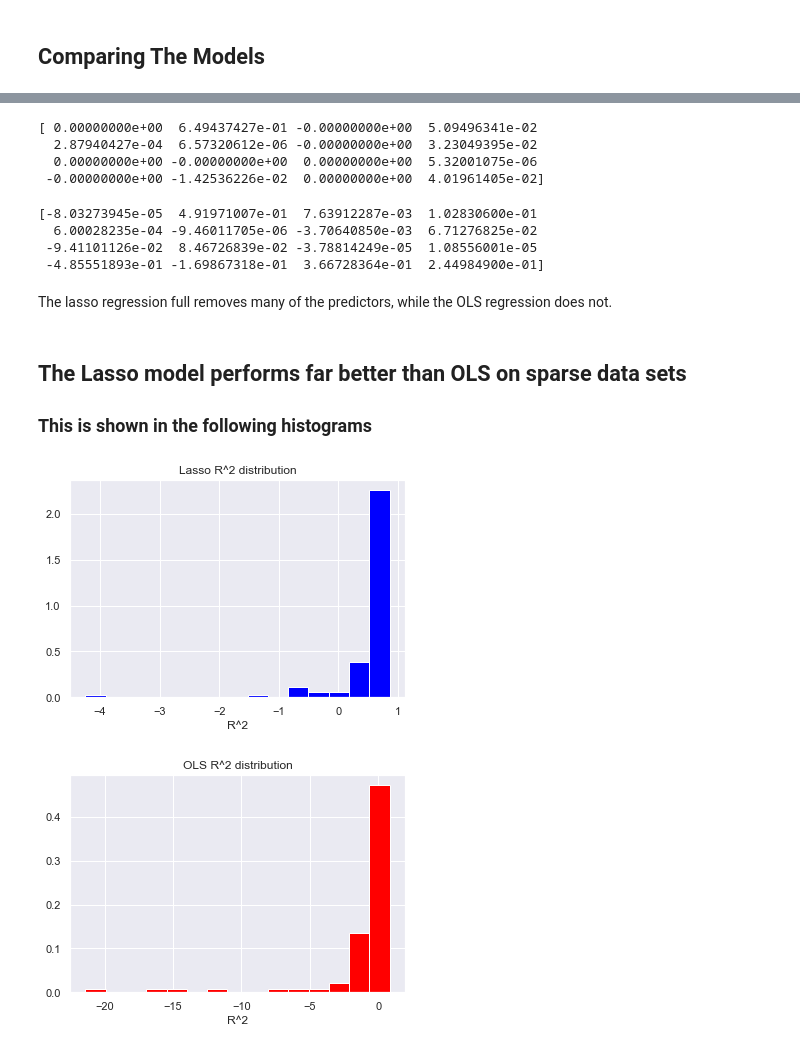
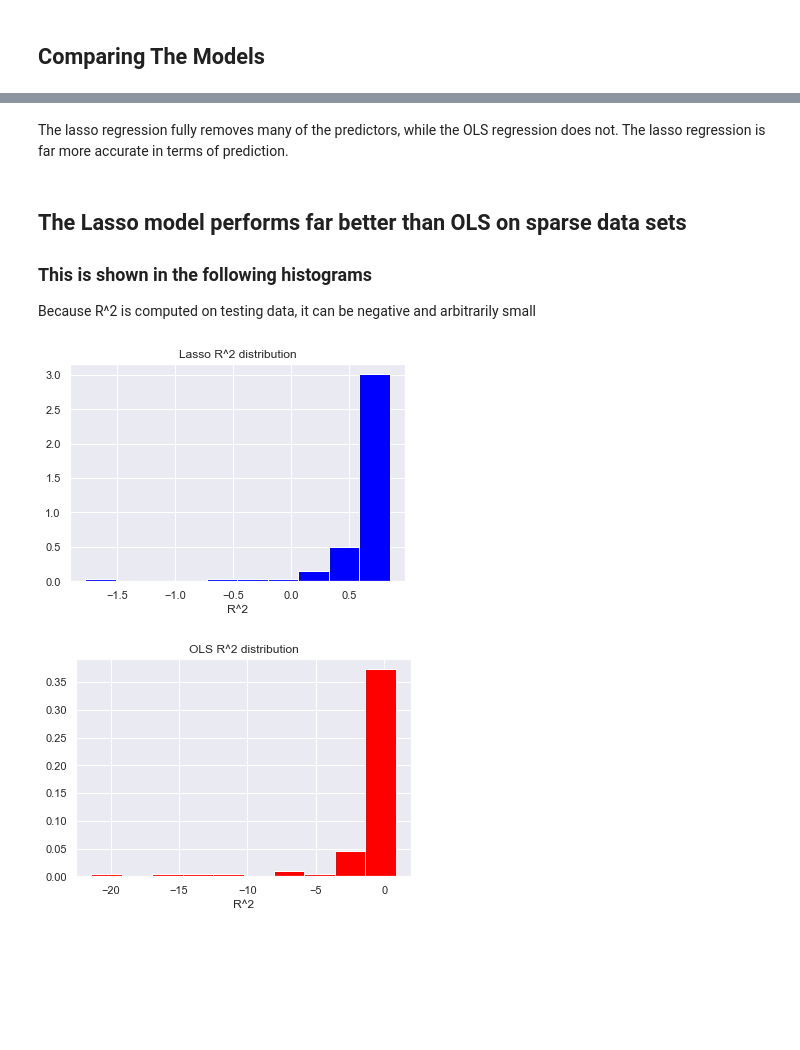
Before and after one commit to ssheridanucsb/126FinalProject, a Jupyter notebook: shrinkagemethods.ipynb, the cells around one changed output, grey strips where cells are left out. Saved outputs shown, nothing was run; the diff lists cells and outputs as text; code cells hidden in the pictures; blank space fills up the shorter version.

Commit message:
Switched lasso model from CV to IC

```diff
--- a/shrinkagemethods.ipynb
+++ b/shrinkagemethods.ipynb
@@ -142,5 +133,0 @@ Lasso regression chooses $\hat{\beta}$ to minimize $(y-X\beta)^{T}(y-X\beta)$  s
-# %%
-lasso = linear_model.LassoCV(normalize=True, alphas=np.arange(.001, 1, .001))
-lasso.fit(X_train, y_train)
-lasso_R = lasso.score(X_test, y_test)
-lasso_MSE = mean_squared_error(y_test, lasso.predict(X_test))
@@ -163,0 +136,3 @@ The lasso regression has not only reduced the impact of many predictors but has
+# %%
+lassoAIC = linear_model.LassoLarsIC(normalize=True, criterion = 'aic')
+lassoAIC.fit(X_train, y_train)
@@ -163,0 +164,3 @@ The lasso regression has not only reduced the impact of many predictors but has
+# %%
+lassoBIC = linear_model.LassoLarsIC(normalize=True, criterion = 'bic')
+lassoBIC.fit(X_train, y_train)
@@ -261,7 +251,7 @@ ols_mse = []
 # %%
 for i in range(100):
     X_train_sparse, X_test_sparse, y_train_sparse, y_test_sparse = train_test_split(X, y, test_size = 0.95, random_state = i)
-    sparse_lasso = linear_model.LassoCV(normalize=True, alphas=np.arange(0.01, 1, .01))
+    sparse_lasso = linear_model.LassoLarsIC(normalize=True, criterion = 'bic', max_iter=8)
     sparse_lasso.fit(X_train_sparse, y_train_sparse)
     lasso_R.append(sparse_lasso.score(X_test_sparse, y_test_sparse))
     lasso_mse.append(mean_squared_error(y_test_sparse, sparse_lasso.predict(X_test_sparse)))
@@ -281,39 +271,26 @@ The average lasso model's MSE is 0.562
 The average OLS model's R^2 is -0.895
 The average OLS model's MSE is 2.354
-# %%
-print(sparse_lasso.coef_)
-# %% [output]
-[ 0.00000000e+00  6.49437427e-01 -0.00000000e+00  5.09496341e-02
-  2.87940427e-04  6.57320612e-06 -0.00000000e+00  3.23049395e-02
-  0.00000000e+00 -0.00000000e+00  0.00000000e+00  5.32001075e-06
- -0.00000000e+00 -1.42536226e-02  0.00000000e+00  4.01961405e-02]
-# %%
-print(sparse_ols.coef_)
-# %% [output]
-[-8.03273945e-05  4.91971007e-01  7.63912287e-03  1.02830600e-01
-  6.00028235e-04 -9.46011705e-06 -3.70640850e-03  6.71276825e-02
- -9.41101126e-02  8.46726839e-02 -3.78814249e-05  1.08556001e-05
- -4.85551893e-01 -1.69867318e-01  3.66728364e-01  2.44984900e-01]
 # %% [markdown]
-The lasso regression full removes many of the predictors, while the OLS regression does not.
+The lasso regression fully removes many of the predictors, while the OLS regression does not. The lasso regression is far more accurate in terms of prediction.
 # %% [markdown]
 ## The Lasso model performs far better than OLS on sparse data sets
 ### This is shown in the following histograms
+
+Because R^2 is computed on testing data, it can be negative and arbitrarily small
 # %%
-sns.set()
-plt.hist(lasso_R, color='blue', density=True, bins = 15)
+plt.hist(lasso_R, color='blue', density=True)
 plt.title('Lasso R^2 distribution')
 plt.xlabel('R^2')
 plt.show()
 # %% [output]
-[figure, old version]
+[figure, new version]
 # %%
-plt.hist(ols_R, color='red', density=True, bins=15)
+plt.hist(ols_R, color='red', density=True)
 plt.title('OLS R^2 distribution')
 plt.xlabel('R^2')
 plt.show()
 # %% [output]
-[figure, old version]
+[figure, new version]
 # %%
 plt.hist(lasso_mse, color='blue', density=True, bins=15)
 plt.title('Lasso mse distribution')
```
Also changed, not shown: parts of 42 cells of this notebook, 1 other file.
